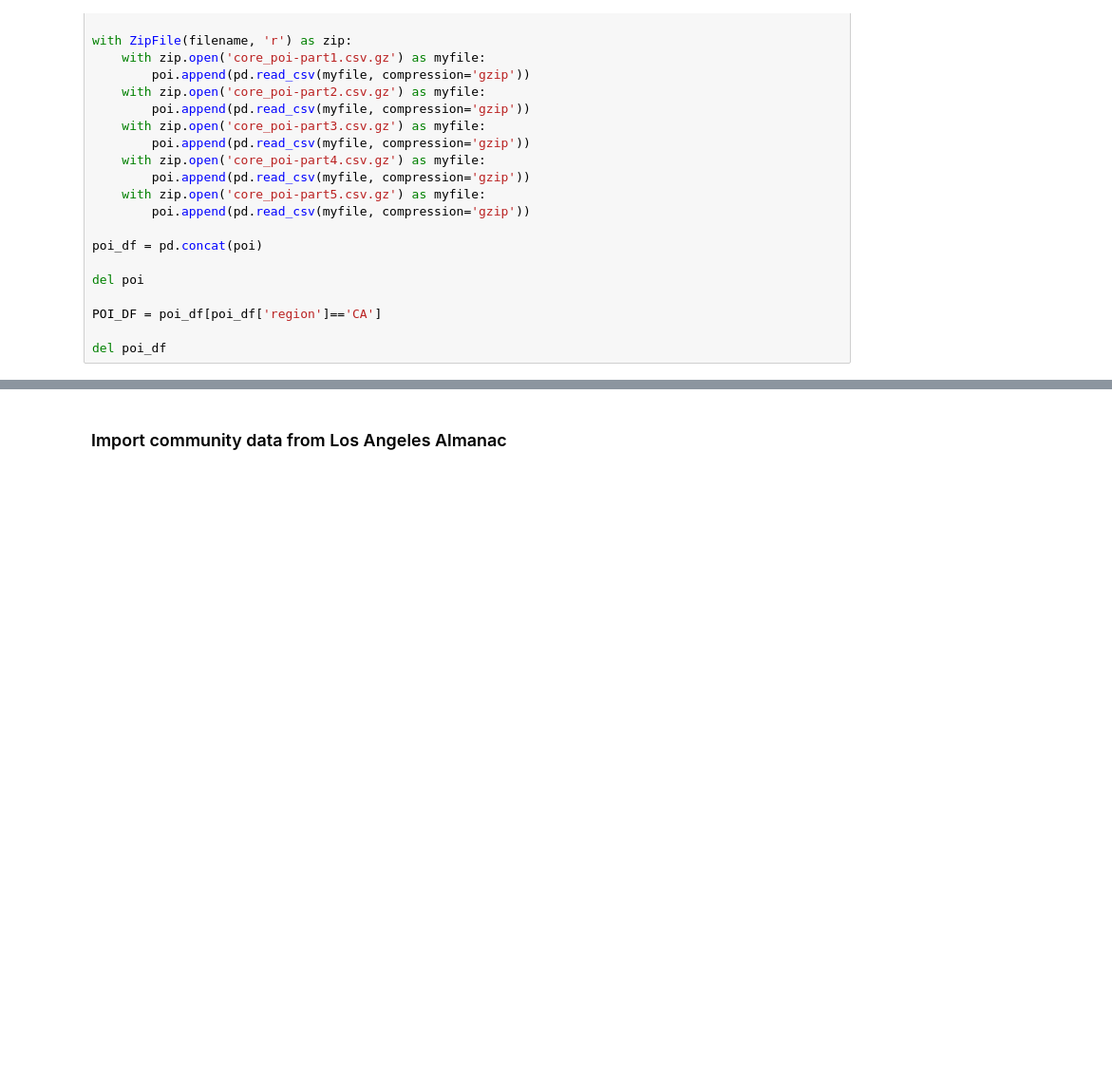
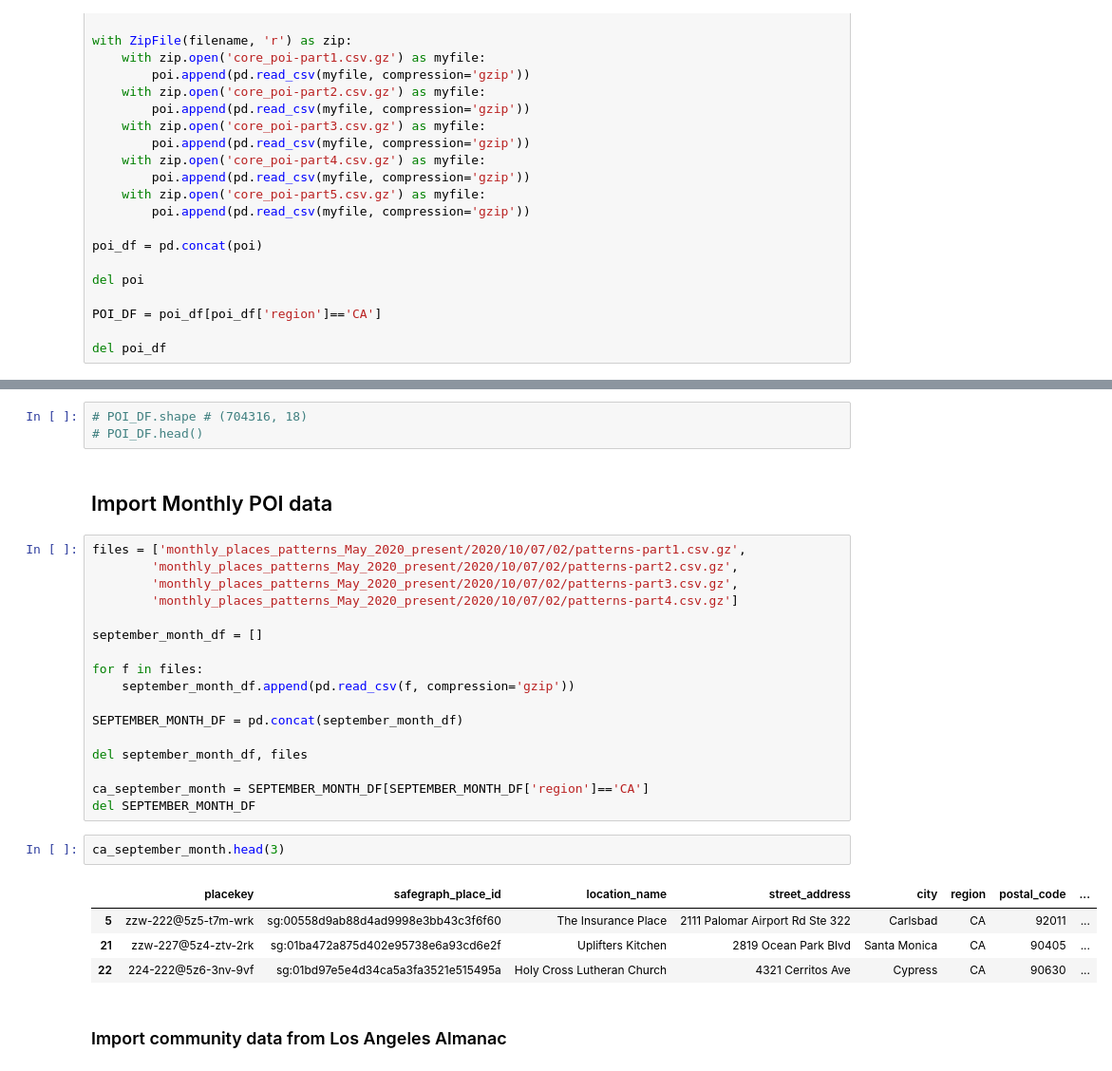
Before and after one commit to francisco-avalos/LA_covid19_data_cases, a Jupyter notebook: jupyter-notebook-sandbox/Sandbox - Adding POI to usc-model.ipynb, the cells around one changed output, grey strips where cells are left out. Shown at 95% size. Saved outputs shown, nothing was run; the diff lists cells and outputs as text; blank space fills up the shorter version.

Commit message:
sandbox: organize datas

```diff
--- a/jupyter-notebook-sandbox/Sandbox - Adding POI to usc-model.ipynb
+++ b/jupyter-notebook-sandbox/Sandbox - Adding POI to usc-model.ipynb
@@ -57,3 +52,32 @@ POI_DF.head(2)
+# %%
+# POI_DF.shape # (704316, 18)
+# POI_DF.head()
+# %% [markdown]
+## Import Monthly POI data
+# %%
+files = ['monthly_places_patterns_May_2020_present/2020/10/07/02/patterns-part1.csv.gz',
+        'monthly_places_patterns_May_2020_present/2020/10/07/02/patterns-part2.csv.gz',
+        'monthly_places_patterns_May_2020_present/2020/10/07/02/patterns-part3.csv.gz',
+        'monthly_places_patterns_May_2020_present/2020/10/07/02/patterns-part4.csv.gz']
+
+september_month_df = []
+
+for f in files:
+    september_month_df.append(pd.read_csv(f, compression='gzip'))
+
+SEPTEMBER_MONTH_DF = pd.concat(september_month_df)
+
+del september_month_df, files
+
+ca_september_month = SEPTEMBER_MONTH_DF[SEPTEMBER_MONTH_DF['region']=='CA']
+del SEPTEMBER_MONTH_DF
+# %%
+ca_september_month.head(3)
+# %% [output]
+|  | placekey | safegraph_place_id | location_name | street_address | city | region | postal_code | ... |
+| 5 | zzw-222@5z5-t7m-wrk | sg:00558d9ab88d4ad9998e3bb43c3f6f60 | The Insurance Place | 2111 Palomar Airport Rd Ste 322 | Carlsbad | CA | 92011 | ... |
+| 21 | zzw-227@5z4-ztv-2rk | sg:01ba472a875d402e95738e6a93cd6e2f | Uplifters Kitchen | 2819 Ocean Park Blvd | Santa Monica | CA | 90405 | ... |
+| 22 | 224-222@5z6-3nv-9vf | sg:01bd97e5e4d34ca5a3fa3521e515495a | Holy Cross Lutheran Church | 4321 Cerritos Ave | Cypress | CA | 90630 | ... |
 # %% [markdown]
 ### Import community data from Los Angeles Almanac
 # %%
```
Also changed, not shown: parts of 9 cells of this notebook.
